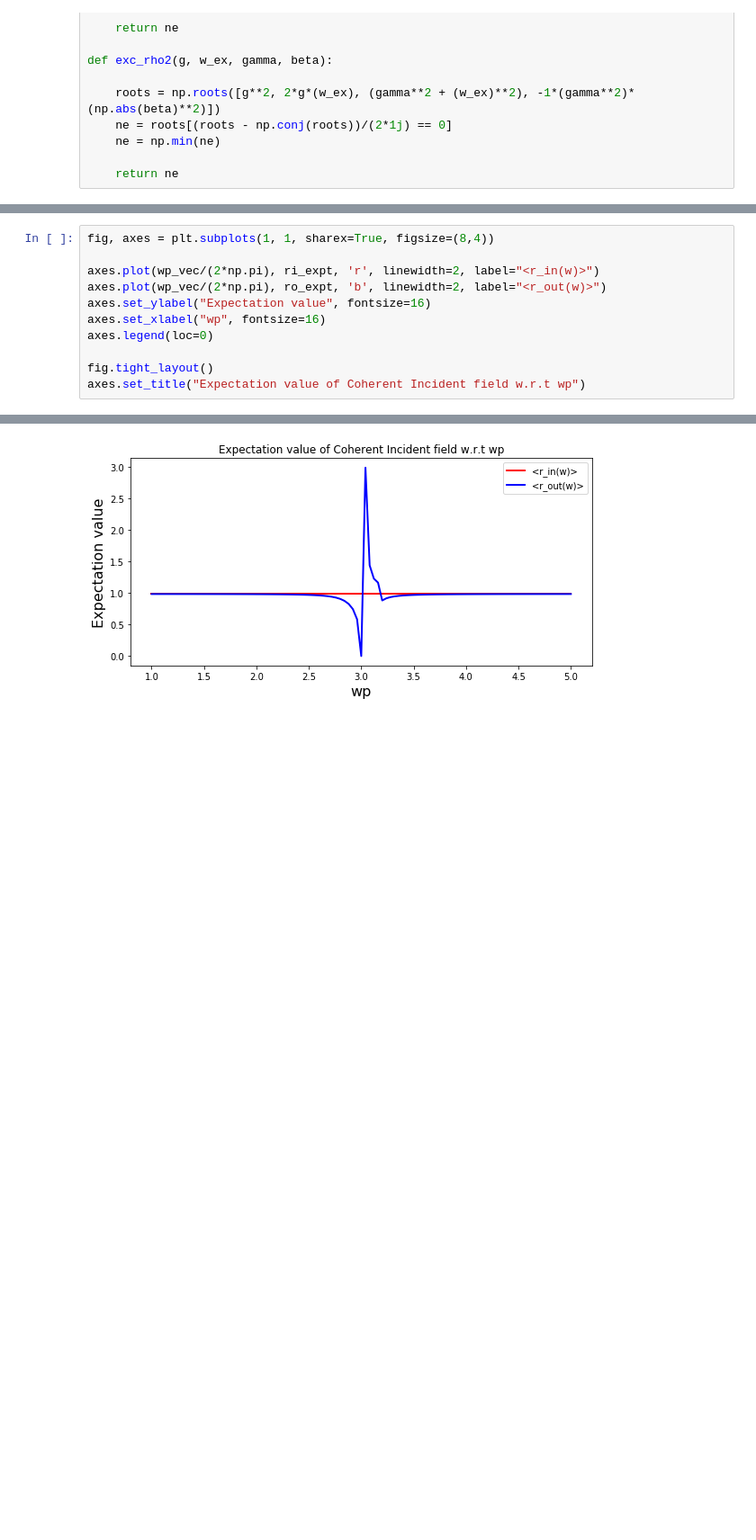
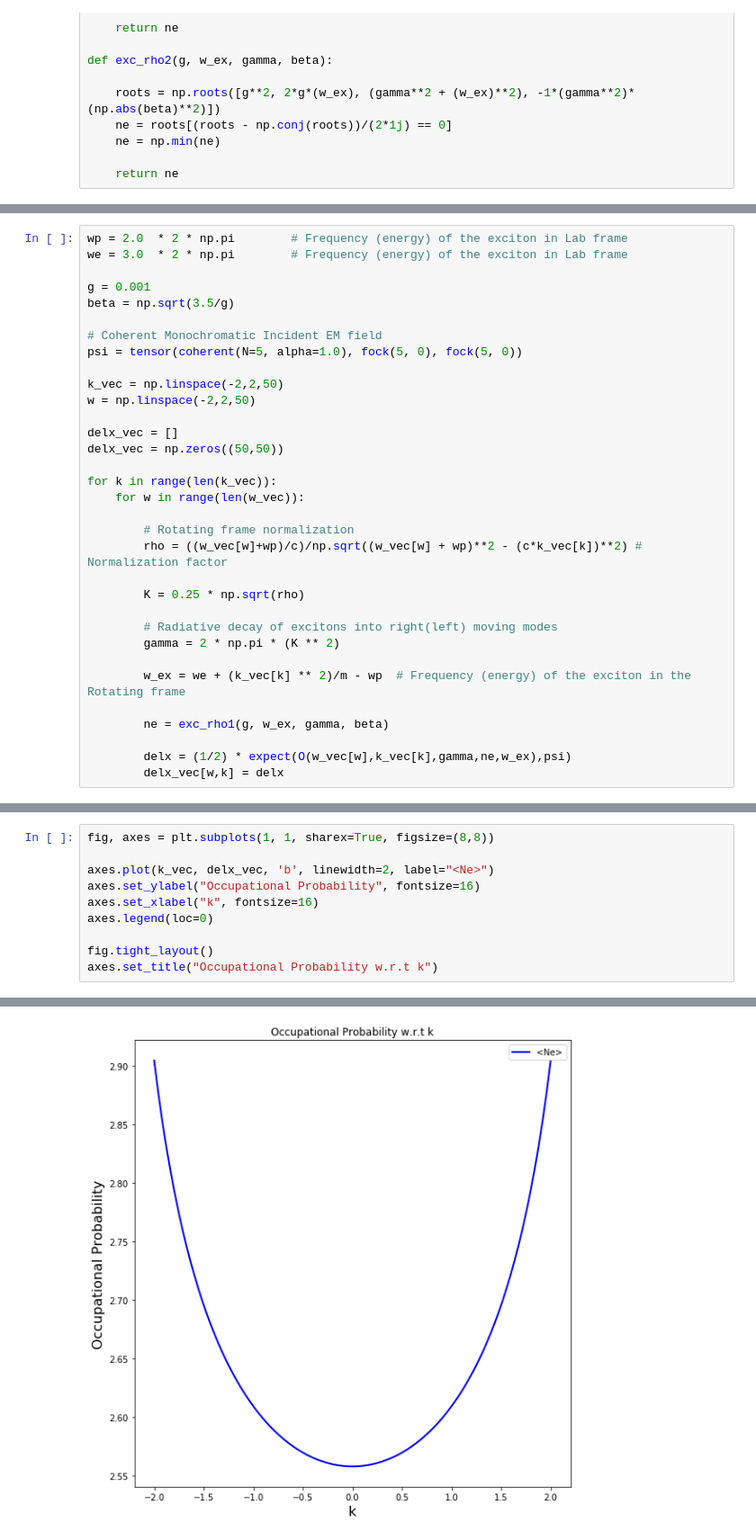
Before and after one commit to Aakashv6/Non-linear-Mirrors, a Jupyter notebook: Non-linear Mirror-Simulation-v3.ipynb, the cells around one changed output, grey strips where cells are left out. Shown: that part at 90% size. Drawn from its saved outputs; the diff is of its cells as text; blank space fills up the shorter version.

```diff
--- a/Non-linear Mirror-Simulation-v3.ipynb
+++ b/Non-linear Mirror-Simulation-v3.ipynb
@@ -393,0 +348,33 @@ for wp in wp_vec:
+# %%
+wp = 2.0  * 2 * np.pi        # Frequency (energy) of the exciton in Lab frame
+we = 3.0  * 2 * np.pi        # Frequency (energy) of the exciton in Lab frame
+
+g = 0.001
+beta = np.sqrt(3.5/g)
+
+# Coherent Monochromatic Incident EM field
+psi = tensor(coherent(N=5, alpha=1.0), fock(5, 0), fock(5, 0))
+
+k_vec = np.linspace(-2,2,50)
+w = np.linspace(-2,2,50)
+
+delx_vec = []
+delx_vec = np.zeros((50,50))
+
+for k in range(len(k_vec)):
+    for w in range(len(w_vec)):
+
+        # Rotating frame normalization
+        rho = ((w_vec[w]+wp)/c)/np.sqrt((w_vec[w] + wp)**2 - (c*k_vec[k])**2) # Normalization factor
+
+        K = 0.25 * np.sqrt(rho)
+
+        # Radiative decay of excitons into right(left) moving modes
+        gamma = 2 * np.pi * (K ** 2)
+
+        w_ex = we + (k_vec[k] ** 2)/m - wp  # Frequency (energy) of the exciton in the Rotating frame
+
+        ne = exc_rho1(g, w_ex, gamma, beta)
+
+        delx = (1/2) * expect(O(w_vec[w],k_vec[k],gamma,ne,w_ex),psi)
+        delx_vec[w,k] = delx
@@ -394,12 +393,11 @@ for wp in wp_vec:
 # %%
-fig, axes = plt.subplots(1, 1, sharex=True, figsize=(8,4))
+fig, axes = plt.subplots(1, 1, sharex=True, figsize=(8,8))
 
-axes.plot(wp_vec/(2*np.pi), ri_expt, 'r', linewidth=2, label="<r_in(w)>")
-axes.plot(wp_vec/(2*np.pi), ro_expt, 'b', linewidth=2, label="<r_out(w)>")
-axes.set_ylabel("Expectation value", fontsize=16)
-axes.set_xlabel("wp", fontsize=16)
+axes.plot(k_vec, delx_vec, 'b', linewidth=2, label="<Ne>")
+axes.set_ylabel("Occupational Probability", fontsize=16)
+axes.set_xlabel("k", fontsize=16)
 axes.legend(loc=0)
 
 fig.tight_layout()
-axes.set_title("Expectation value of Coherent Incident field w.r.t wp")
+axes.set_title("Occupational Probability w.r.t k")
 # %% [output]
@@ -407 +405 @@ Text(0.5, 1, 'Expectation value of Coherent Incident field w.r.t wp')
-[figure, old version]
+[figure, new version]
```
Also changed, not shown: parts of 11 cells of this notebook.
